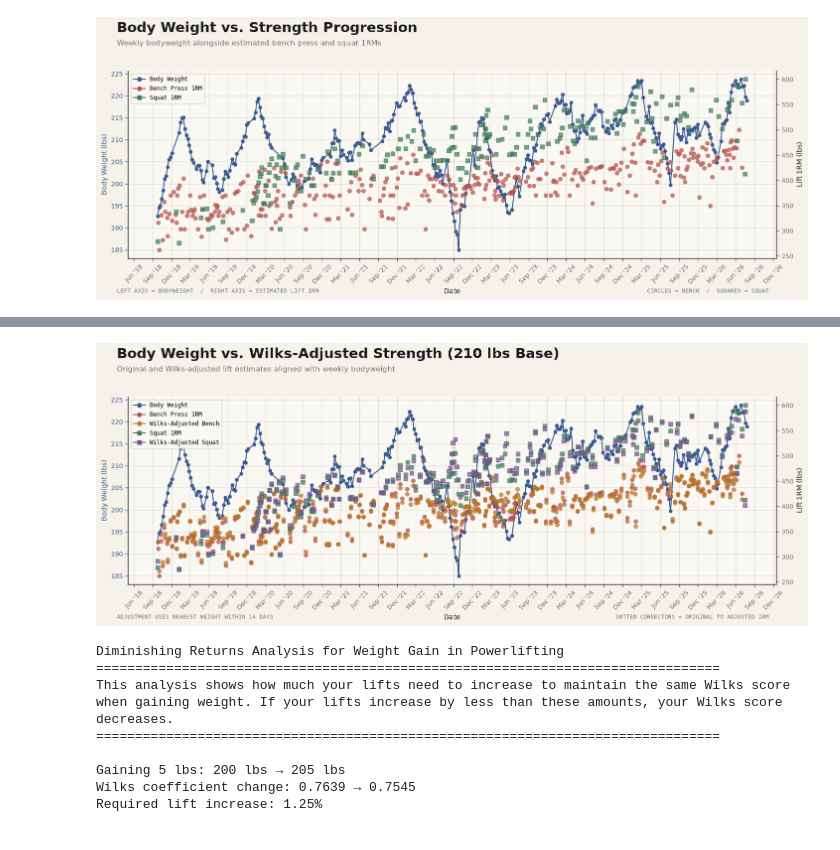
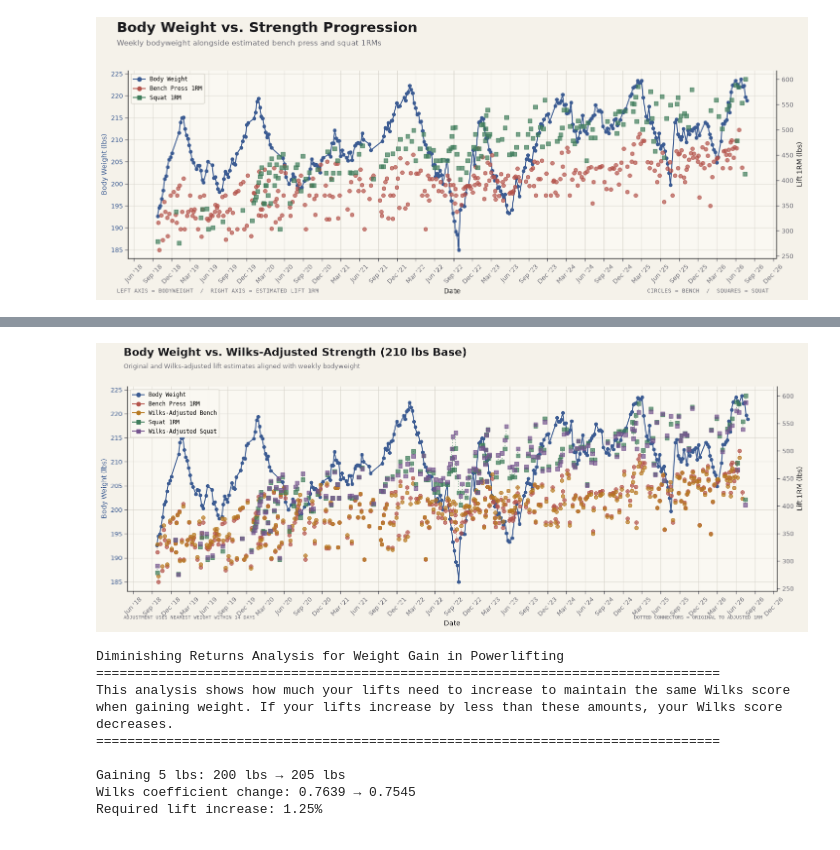
Before and after one commit to WeightliftingApp/WeightliftingApp-AnalyzeData, a Jupyter notebook: src/analyze_wilks.ipynb, the cells around one changed output, grey strips where cells are left out. Saved outputs shown, nothing was run; the diff lists cells and outputs as text; code cells hidden in the pictures.

```diff
--- a/src/analyze_wilks.ipynb
+++ b/src/analyze_wilks.ipynb
@@ -168,7 +169,7 @@ def _style_right_axis(axis):
 
 
 # Create the plot with two y-axes
-frame = notebook_frame((15, 6))
+frame = notebook_frame((15, 6), archetype=ChartArchetype.COMPARISON)
 bodyweight_color, bench_color, squat_color = CATEGORICAL_COLORS[:3]
 with chart_canvas(frame) as (fig, ax1):
     # Plot weight data on primary y-axis
@@ -421,7 +399,7 @@ if not plot_squat_df.empty:
     )
 
 # Create the plot with adjusted values
-frame = notebook_frame((15, 6))
+frame = notebook_frame((15, 6), archetype=ChartArchetype.DIAGNOSTIC)
 (
     bodyweight_color,
     bench_color,
@@ -569,34 +547,34 @@ with chart_canvas(frame) as (fig, ax1):
                 ),
             ]
         )
 
     if not plot_squat_df.empty:
         legend_elements.extend(
             [
                 Line2D(
                     [0], [0], color=squat_color, marker="s", label="Squat 1RM"
                 ),
                 Line2D(
                     [0],
                     [0],
                     color=squat_adjusted_color,
                     marker="s",
                     label="Wilks-Adjusted Squat",
                 ),
             ]
         )
 
     style_legend(ax1, handles=legend_elements, loc="upper left")
     add_footer(
         fig,
         frame,
         "ADJUSTMENT USES NEAREST WEIGHT WITHIN 14 DAYS",
         "DOTTED CONNECTORS = ORIGINAL TO ADJUSTED 1RM",
         right_weight="normal",
     )
     plt.show()
 # %% [output]
-[figure, old version]
+[figure, new version]
 # %%
 # Calculate the "diminishing return point" for weight gain in powerlifting
 # This shows how much your lifts need to increase to justify gaining weight
```
Also changed, not shown: parts of 3 cells of this notebook, 8 other files.
